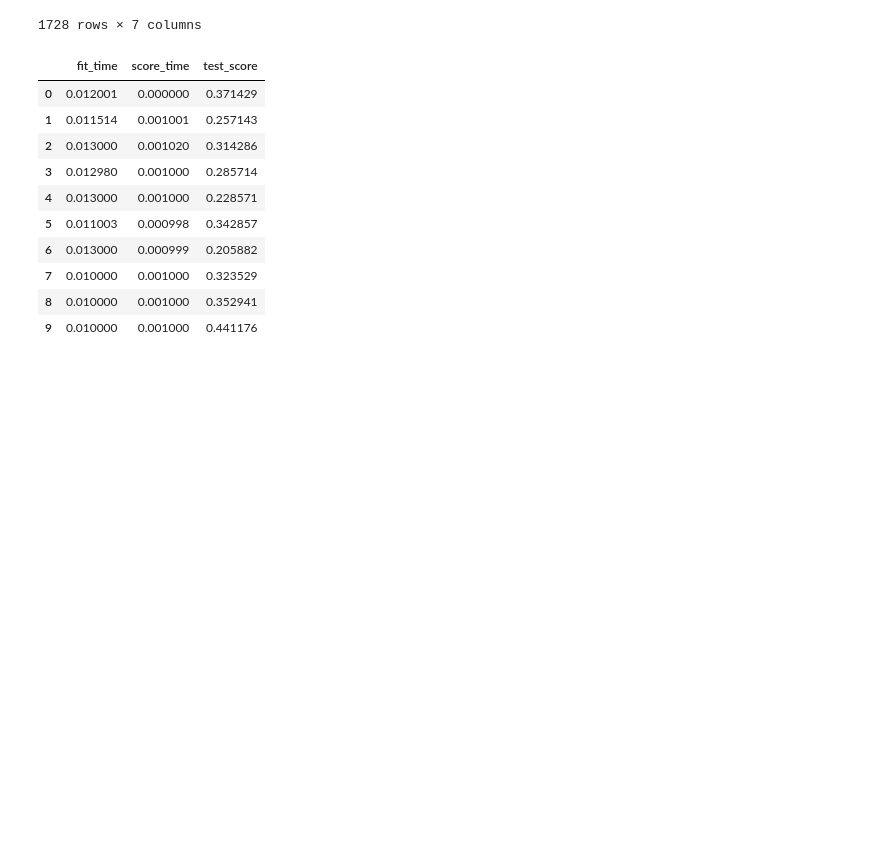
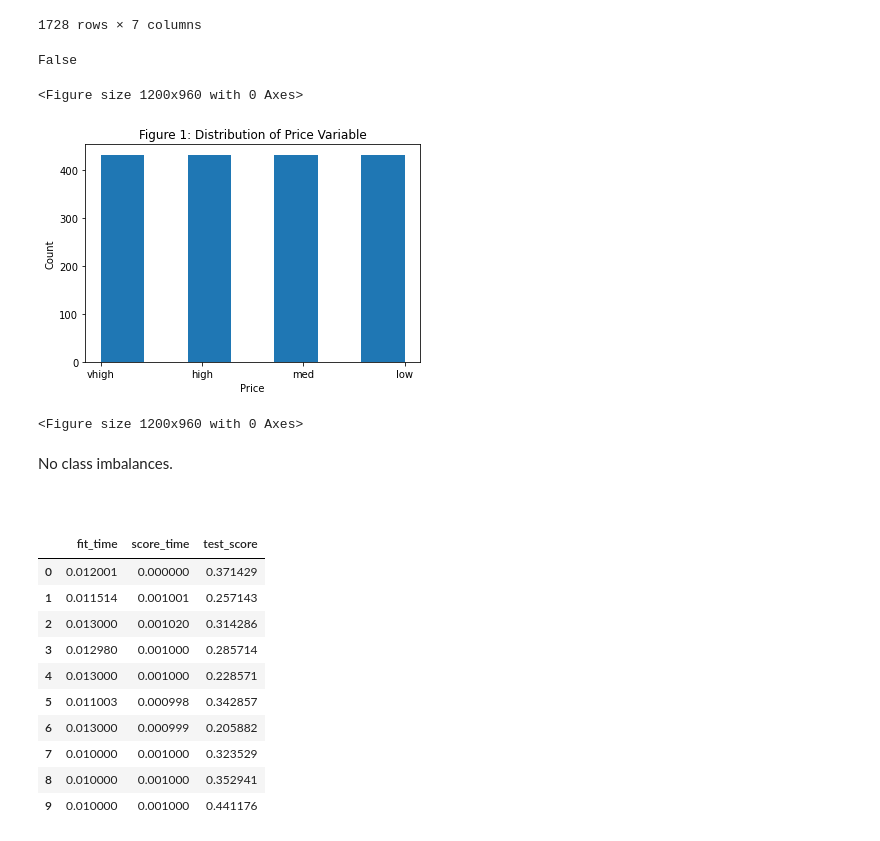
Before and after one commit to DSCI-310/DSCI-310-Group-9-, a Jupyter notebook: car_analysis.ipynb, the cells around one changed output. Cells and saved outputs as stored; diff of their text form; code cells hidden in the pictures; blank space fills up the shorter version.

Commit message:
added figure 1, fixed discussion

```diff
--- a/Data Analysis.ipynb
+++ b/car_analysis.ipynb
@@ -42,6 +45,31 @@ car_table
 | 1726 | low | low | 5more | more | big | med | good |
 | 1727 | low | low | 5more | more | big | high | vgood |
 1728 rows × 7 columns
+# %%
+# checks to see if there are any nulls/nan values in the dataframe
+car_table.isnull().values.any()
+# %% [output]
+False
+# %%
+price = pd.DataFrame(car_table["price"])
+
+# price.value_counts().plot(kind='bar')
+plt.hist(price, bins=7)
+plt.xlabel("Price")
+plt.ylabel("Count")
+plt.title("Figure 1: Distribution of Price Variable")
+plt.figure(figsize=(15, 12), dpi= 80)
+# %% [output]
+<Figure size 1200x960 with 0 Axes>
+[figure, added]
+<Figure size 1200x960 with 0 Axes>
+# %% [markdown]
+No class imbalances.
+&nbsp;
+
+
+
+&nbsp;
 # %%
 # categorizing features(price, maint, doors, persons, lug_boot, safety, class) to be used a in column transformer to enable easy manipulation of data frame
 
```
Also changed, not shown: parts of 8 cells of this notebook, 1 other file.
